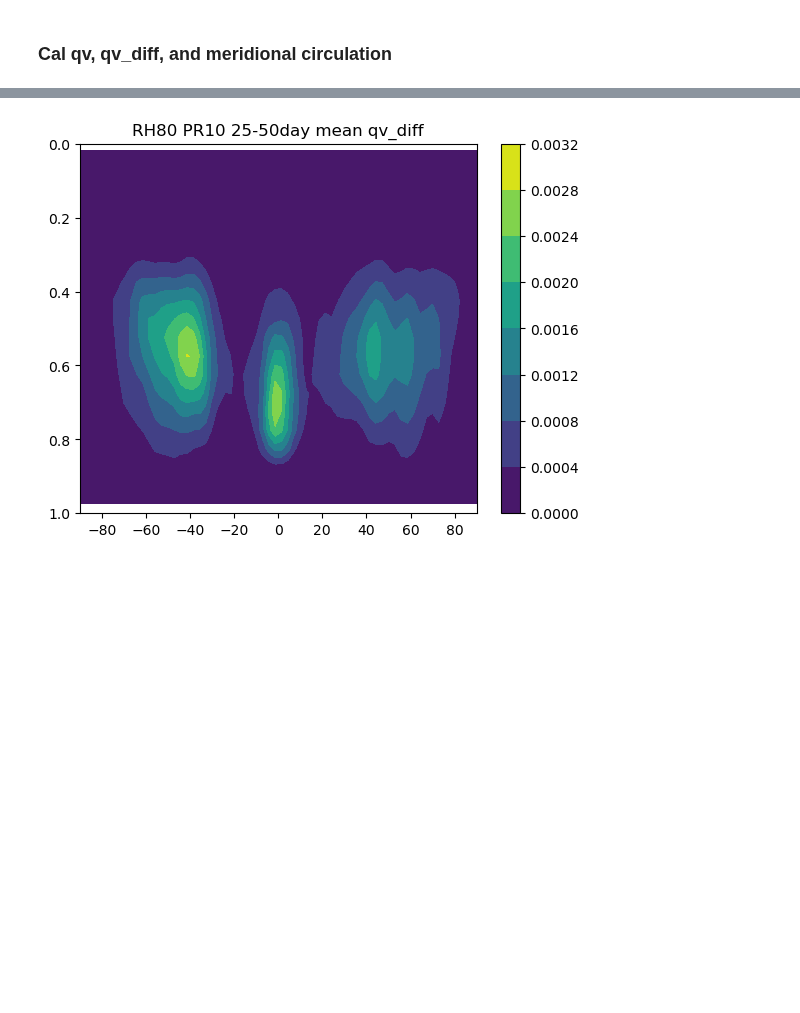
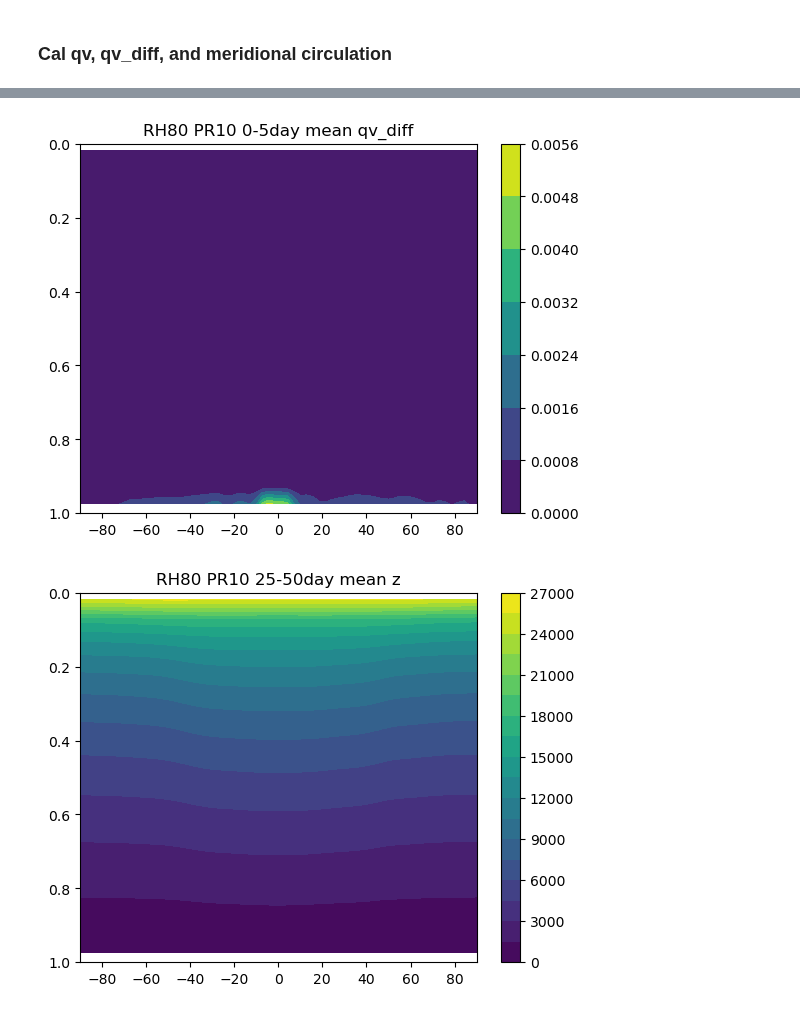
Before and after one commit to PeterChang1023/Dycore_Master, a Jupyter notebook: dycore/IdealizeSpetral.jl/exp/HSt42/check_spinupday.ipynb, the cells around one changed output, grey strips where cells are left out. Drawn from its saved outputs; the diff is of its cells as text; code cells hidden in the pictures; blank space fills up the shorter version.

```diff
--- a/dycore/IdealizeSpetral.jl/exp/HSt42/check_spinupday.ipynb
+++ b/dycore/IdealizeSpetral.jl/exp/HSt42/check_spinupday.ipynb
@@ -102,7 +102,7 @@ class Dycore:
         self.Prec[:, 0,:,:] = 1/self.g * self.qv_diff[:, 0,:,:] * (self.p[:, 1,:,:] - self.p[:, 0,:,:])/2
         self.Prec[:,-1,:,:] = 1/self.g * self.qv_diff[:,-1,:,:] * (self.p[:,-1,:,:] - self.p[:,-2,:,:])/2
 
-        self.Prec_mean = np.nansum(self.Prec, axis=(1))
+        self.Prec_mean = np.nanmean(self.Prec, axis=(1))
         self.Prec_mean2 = np.nanmean(self.Prec_mean, axis=(2))
 
         return self.Prec_mean2
@@ -516,14 +517,3 @@ plt.show()
 [figure]
 [figure]
 [figure]
-# %%
-plt.figure(figsize=(8,6),dpi=100.)
-qv_ref = np.nanmean(grid_tracers_t_eq_ref, axis=(0,3))
-CS = plt.contourf(yy, sigma_mean2, qv_ref)
-
-plt.colorbar(CS)
-
-
-plt.ylim([1,0])
-plt.title("50day mean qv_ref (shading)")
-plt.show()
@@ -604,23 +592,24 @@ for i in range(10,20,10):
 # %%
 for i in range(10,20,10):
     pr = i
     # file = f"PR{pr}_200day_test_ice_all.dat"
     # file = "300day_RH80_PR10_test_vertical_advection_revised_all.dat"
     # file = "day10_hope_test_all.dat"
     dycore = Dycore(file)
     yy, sigma_mean2 = dycore.yy, dycore.sigma_mean2
 
     qv_diff = dycore.qv_diff
 
     plt.figure(dpi=100.)
     qv_diff_mean = np.nanmean(qv_diff[:,:,:,:], axis=(0,3))
     # qv_diff_mean = np.nanmean(qv_diff[-100:,:,:,:], axis=(0,3))
 
     CS = plt.contourf(yy, sigma_mean2, qv_diff_mean)
     plt.colorbar(CS)
-    plt.title(f"RH80 PR{pr} 25-50day mean qv_diff")
+    plt.title(f"RH80 PR{pr} 0-5day mean qv_diff")
 
     plt.ylim([1,0])
     plt.show()
 # %% [output]
-[figure, old version]
+[figure, new version]
+[figure, added]
```
Also changed, not shown: parts of 9 cells of this notebook, 2 other files.
